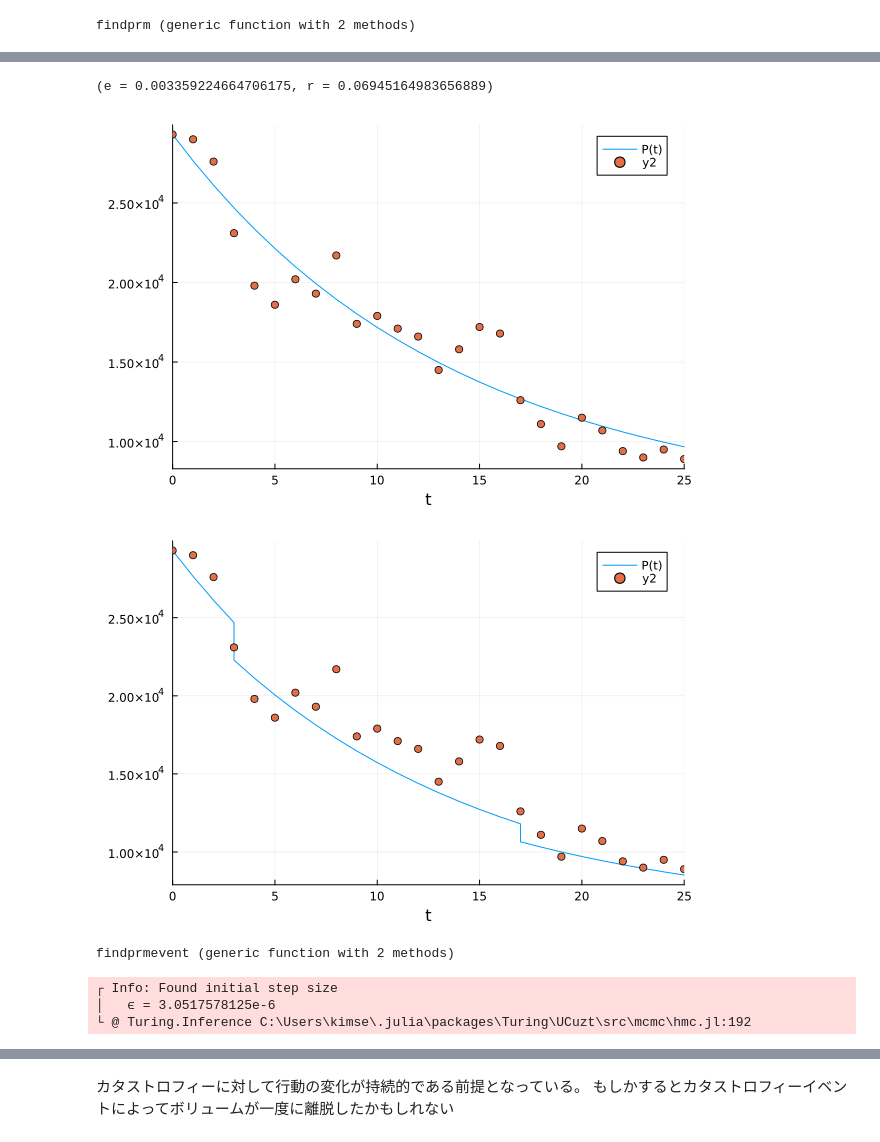
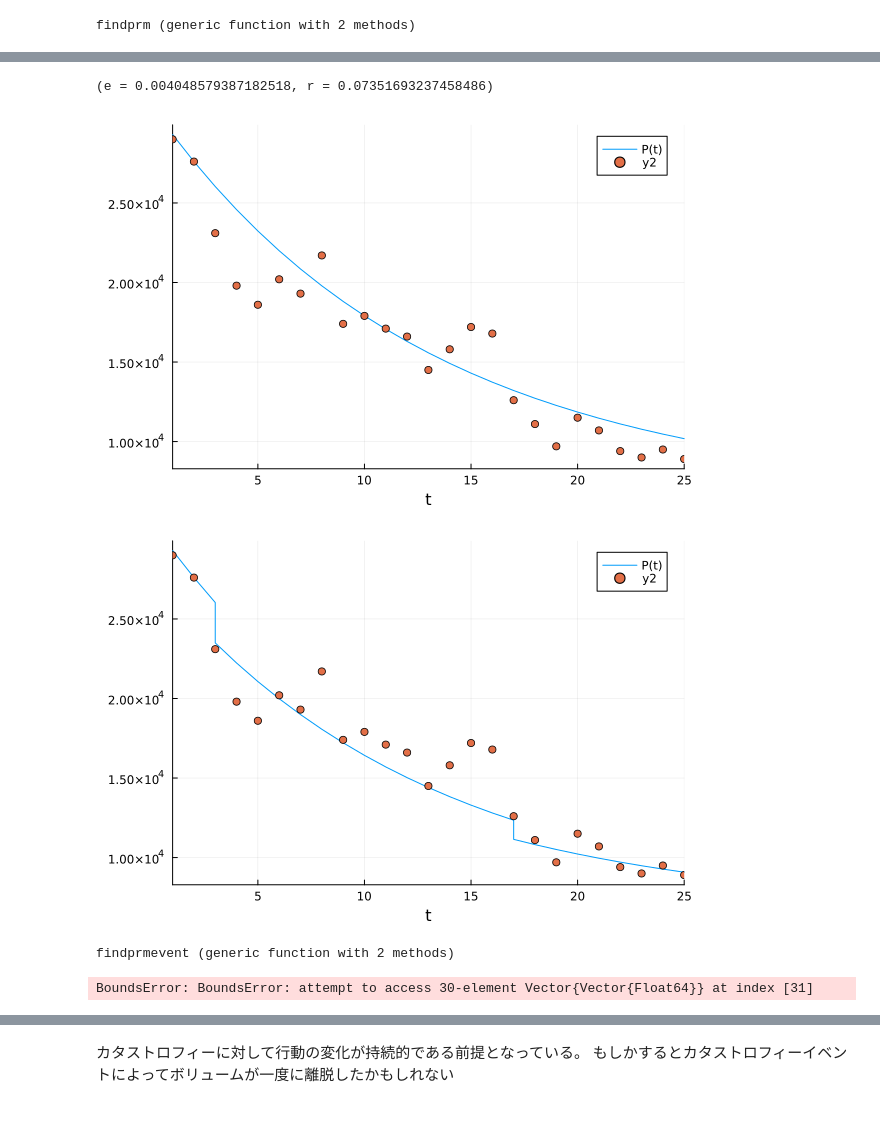
Before and after one commit to kimseok1973/Pachinko_Industry, a Jupyter notebook: パチンコの微分方程式モデリング.ipynb, the cells around one changed output, grey strips where cells are left out. Cells and saved outputs as stored; diff of their text form; code cells hidden in the pictures.

```diff
--- a/パチンコの微分方程式モデリング.ipynb
+++ b/パチンコの微分方程式モデリング.ipynb
@@ -316,8 +328,8 @@ $$ \begin{align}
 # %%
 u0 = [P => Pu[1] ,N => Vu[1] - Pu[1] , V => Vu[1]]
 ps = [e => 0.03, r=> 0.4]
-tspan=(0,length(year)-1)
+tspan=(1,length(year)-1) # 短くしないとエラー
 probv = ODEProblem(sysv, u0, tspan, ps)
 solv = solve(probv)
-plot(solv, idxs=[P])
+plot(solv, idxs=[P],label="$ps")
 # %% [output]
@@ -356,7 +370,7 @@ end
 # %% [output]
 findprm (generic function with 2 methods)
 # %%
-ts =  (0.0, 25.0 )
+ts = ( 1,length(year)-1 ) #(1.0, 24.0 )
 model = findprm(probv, Pu, Vu, ts)
 chain = sample(model, NUTS(.64), 2000, progress=false)
 # %% [output]
@@ -367,25 +398,25 @@ chain = sample(model, NUTS(.64), 2000, progress=false)
 rs = get(chain, [:entry, :retire])
 ts_0 = (; e = rs[:entry]  |> mean, r = rs[:retire] |> mean)
 # %% [output]
-(e = 0.003359224664706175, r = 0.06945164983656889)
+(e = 0.004048579387182518, r = 0.07351693237458486)
 # %%
 rsol =solve( remake( probv, p = [e => ts_0.e, r => ts_0.r]) , saveat=collect(ts[1]:ts[end]))
 plot(rsol, idxs=[P])
 scatter!(0:ts[2], Pu)
 # %% [output]
-[figure, old version]
+[figure, new version]
 # %%
 u0 = [P => Pu[1] ,N => Vu[1] - Pu[1] , V => Vu[1]]
 ps = [e => ts_0.e, r => ts_0.r ]
-tspan=(0,length(year)-1)
+tspan=(1,length(year)-1)
 event_10 = ( t == 3 ) => [ P ~ P * 0.95 ]
 event_16 = ( t == 17 ) => [ P ~ P * 0.95 ]
 @named sys_cata = ODESystem(eqs_v, t, [P,N,V], [e,r] ; discrete_events = [event_10, event_16])
 sys_cata = structural_simplify(sys_cata)
 prob_cata = ODEProblem(sys_cata, u0, tspan, ps)
 sol = solve(prob_cata, saveat=collect(ts[1]:ts[end]), tstops = [3, 17.0])
 plot(sol, idxs=[P] )
 scatter!(0:ts[2], Pu)
 # %% [output]
-[figure, old version]
+[figure, new version]
 # %%
@@ -414,11 +448,9 @@ end
 # %% [output]
 findprmevent (generic function with 2 methods)
 # %%
-ts =  (0.0, 25.0 )
+ts =  (1, 24 )
 model = findprmevent(prob_cata, Pu, Vu, ts)
 chain = sample(model, NUTS(.64), 2000, progress=false)
 # %% [output]
-┌ Info: Found initial step size
-│   ϵ = 3.0517578125e-6
-└ @ Turing.Inference C:\Users\kimse\.julia\packages\Turing\UCuzt\src\mcmc\hmc.jl:192
+BoundsError: BoundsError: attempt to access 30-element Vector{Vector{Float64}} at index [31]
 # %%
```
Also changed, not shown: parts of 29 cells of this notebook.
